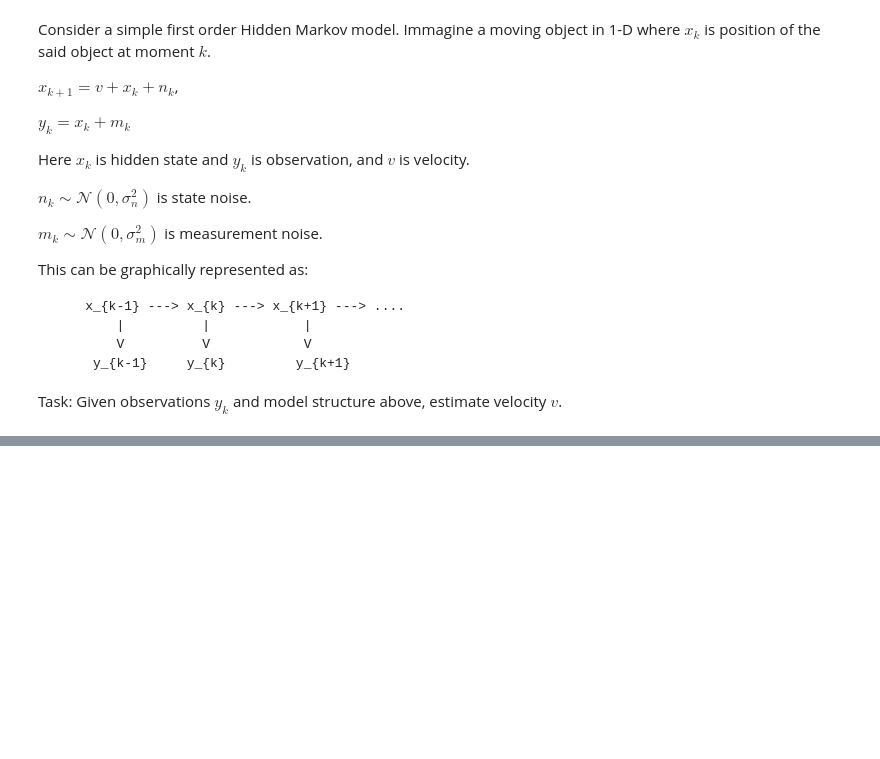
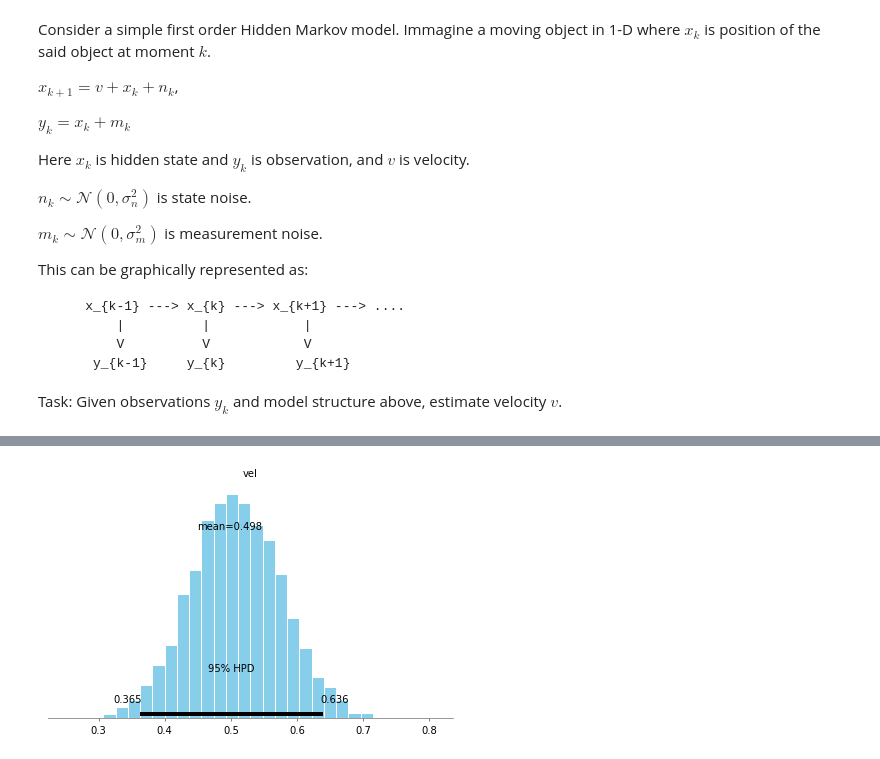
Before and after one commit to bostjandolenc/Hidden-Markov-Models, a Jupyter notebook: hmm_velocity_pymc3.ipynb, the cells around one changed output, grey strips where cells are left out. Drawn from its saved outputs; the diff is of its cells as text; code cells hidden in the pictures; blank space fills up the shorter version.

```diff
--- a/hmm_velocity_pymc3.ipynb
+++ b/hmm_velocity_pymc3.ipynb
@@ -133,0 +100,6 @@ mpld3.display()
+# %%
+"""Plot the distribution of the estimated velicity"""
+pm.plots.plot_posterior(trace, varnames=['vel',])
+plt.show()
+# %% [output]
+[figure, added]
```
Also changed, not shown: parts of 5 cells of this notebook.
